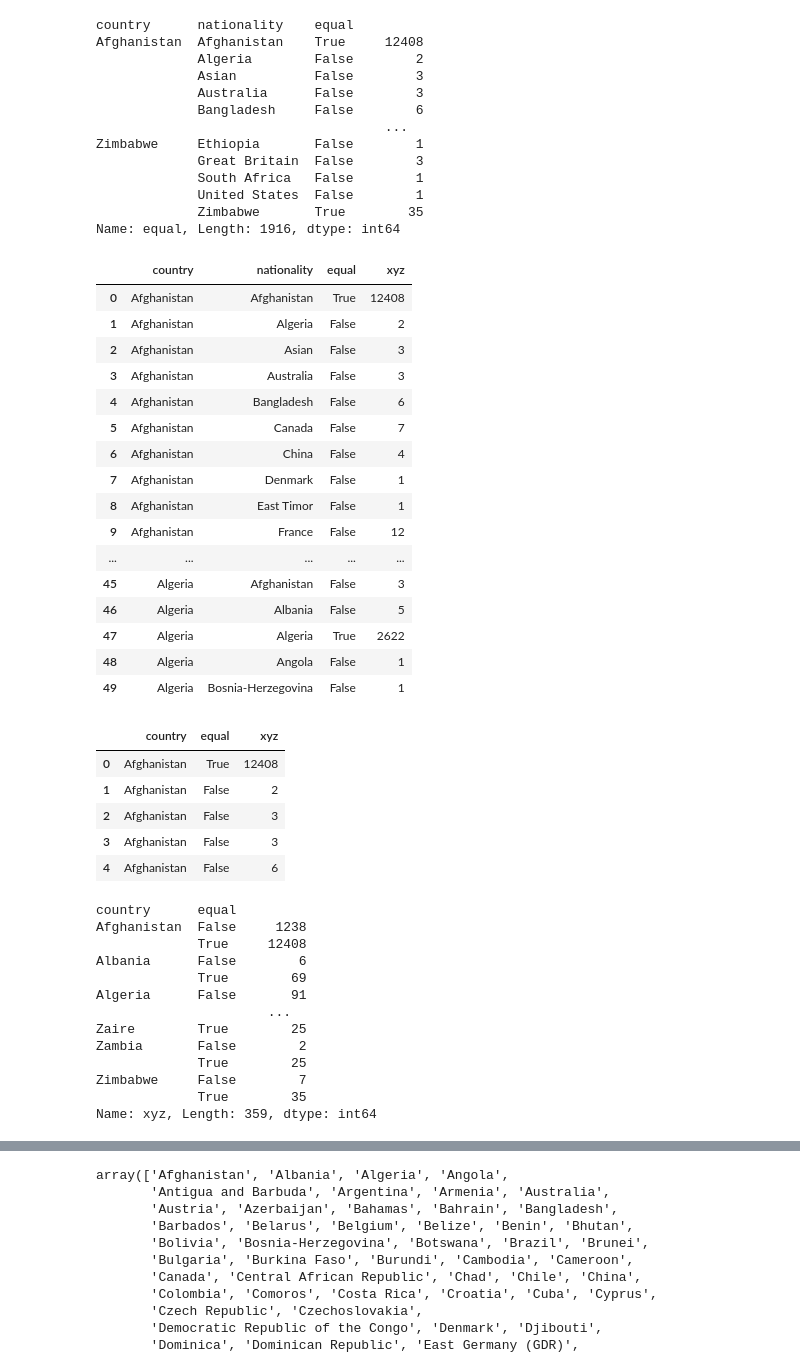
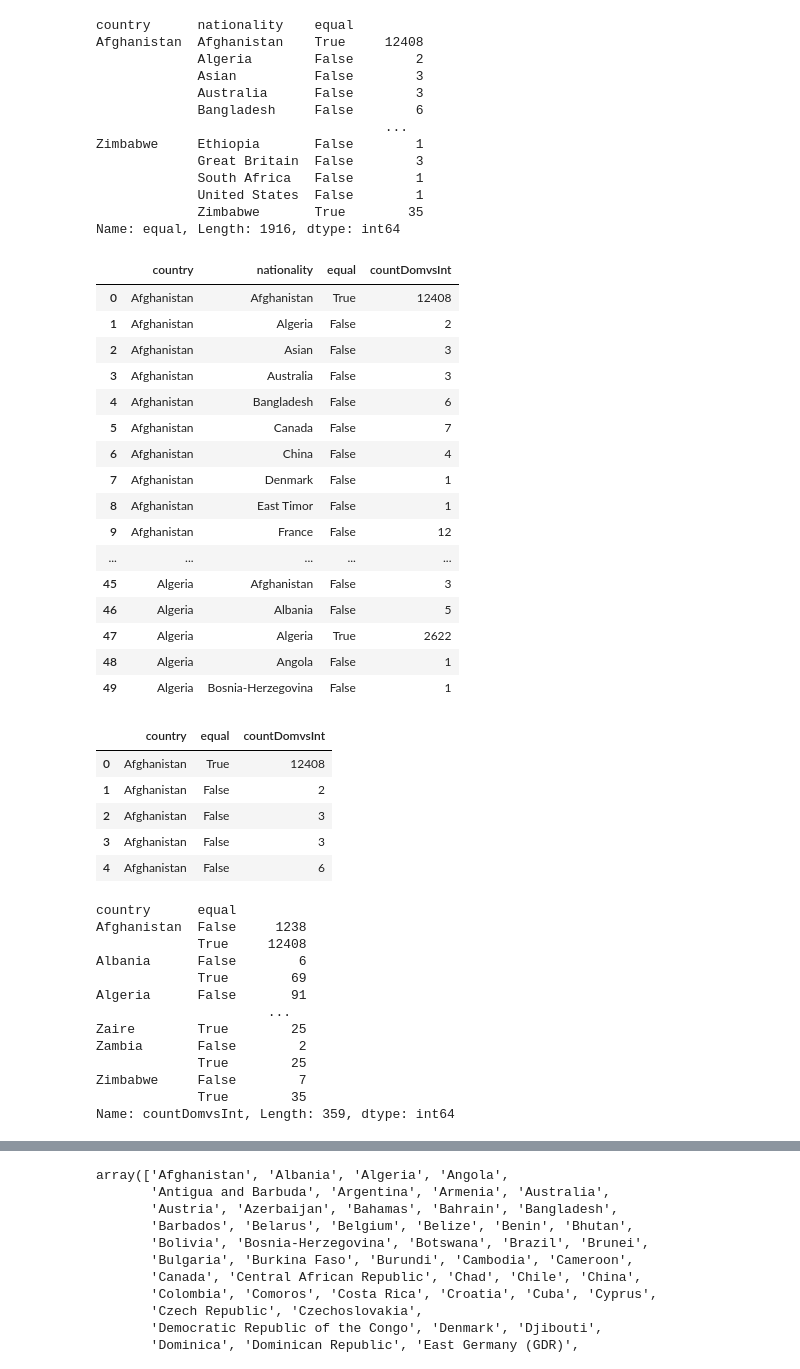
Before and after one commit to 52Godfrey/Resettling-Security-Project, a Jupyter notebook: Terrorism_data/terrorismdata.ipynb, the cells around one changed output, grey strips where cells are left out. Saved outputs shown, nothing was run; the diff lists cells and outputs as text; code cells hidden in the pictures.

```diff
--- a/Terrorism_data/terrorismdata.ipynb
+++ b/Terrorism_data/terrorismdata.ipynb
@@ -27,0 +36,3 @@ terrorism_df
+# %%
+terrorism_df = pd.DataFrame(pd.read_csv("files/globalterrorismdata.csv"))
+terrorism_df
@@ -132,7 +160,7 @@ comparison_data
 150392 rows × 3 columns
 # %%
-count2 = comparison_data.groupby(["country", "nationality", "equal"])["equal"].count()
-count2
+grouped_nationality = comparison_data.groupby(["country", "nationality", "equal"])["equal"].count()
+grouped_nationality
 # %% [output]
 country      nationality    equal
 Afghanistan  Afghanistan    True     12408
@@ -148,10 +176,10 @@ Zimbabwe     Ethiopia       False        1
              Zimbabwe       True        35
 Name: equal, Length: 1916, dtype: int64
 # %%
-new_count = pd.DataFrame(count2).rename(columns={"equal":"xyz"}).reset_index()
-new_count.head(50)
+grouped_nationality_df = pd.DataFrame(grouped_nationality).rename(columns={"equal":"countDomvsInt"}).reset_index()
+grouped_nationality_df.head(50)
 # %% [output]
-|  | country | nationality | equal | xyz |
+|  | country | nationality | equal | countDomvsInt |
 | 0 | Afghanistan | Afghanistan | True | 12408 |
 | 1 | Afghanistan | Algeria | False | 2 |
 | 2 | Afghanistan | Asian | False | 3 |
@@ -170,18 +198,18 @@ new_count.head(50)
 | 49 | Algeria | Bosnia-Herzegovina | False | 1 |
 # %%
 # new_count.columns
-new_df = new_count[["country", "equal", "xyz"]]
-new_df.head()
+countDomvsInt = grouped_nationality_df[["country", "equal", "countDomvsInt"]]
+countDomvsInt.head()
 # %% [output]
-|  | country | equal | xyz |
+|  | country | equal | countDomvsInt |
 | 0 | Afghanistan | True | 12408 |
 | 1 | Afghanistan | False | 2 |
 | 2 | Afghanistan | False | 3 |
 | 3 | Afghanistan | False | 3 |
 | 4 | Afghanistan | False | 6 |
 # %%
-equal_country = new_df.groupby(["country", "equal"])["xyz"].sum()
-equal_country
+grouped_countDomvsInt = countDomvsInt.groupby(["country", "equal"])["countDomvsInt"].sum()
+grouped_countDomvsInt
 # %% [output]
 country      equal
 Afghanistan  False     1238
@@ -195,5 +223,5 @@ Zambia       False        2
              True        25
 Zimbabwe     False        7
              True        35
-Name: xyz, Length: 359, dtype: int64
+Name: countDomvsInt, Length: 359, dtype: int64
 # %%
```
Also changed, not shown: parts of 18 cells of this notebook, 7 other files.
